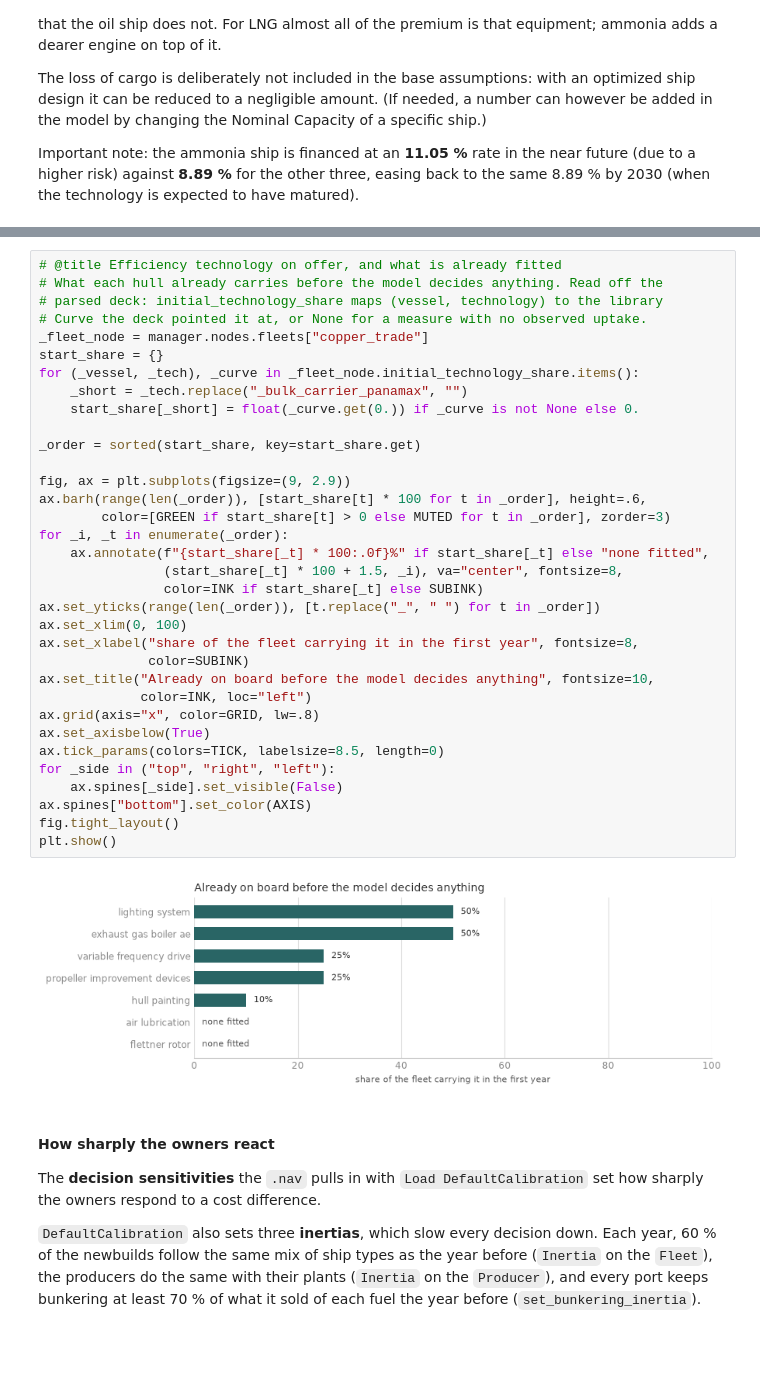
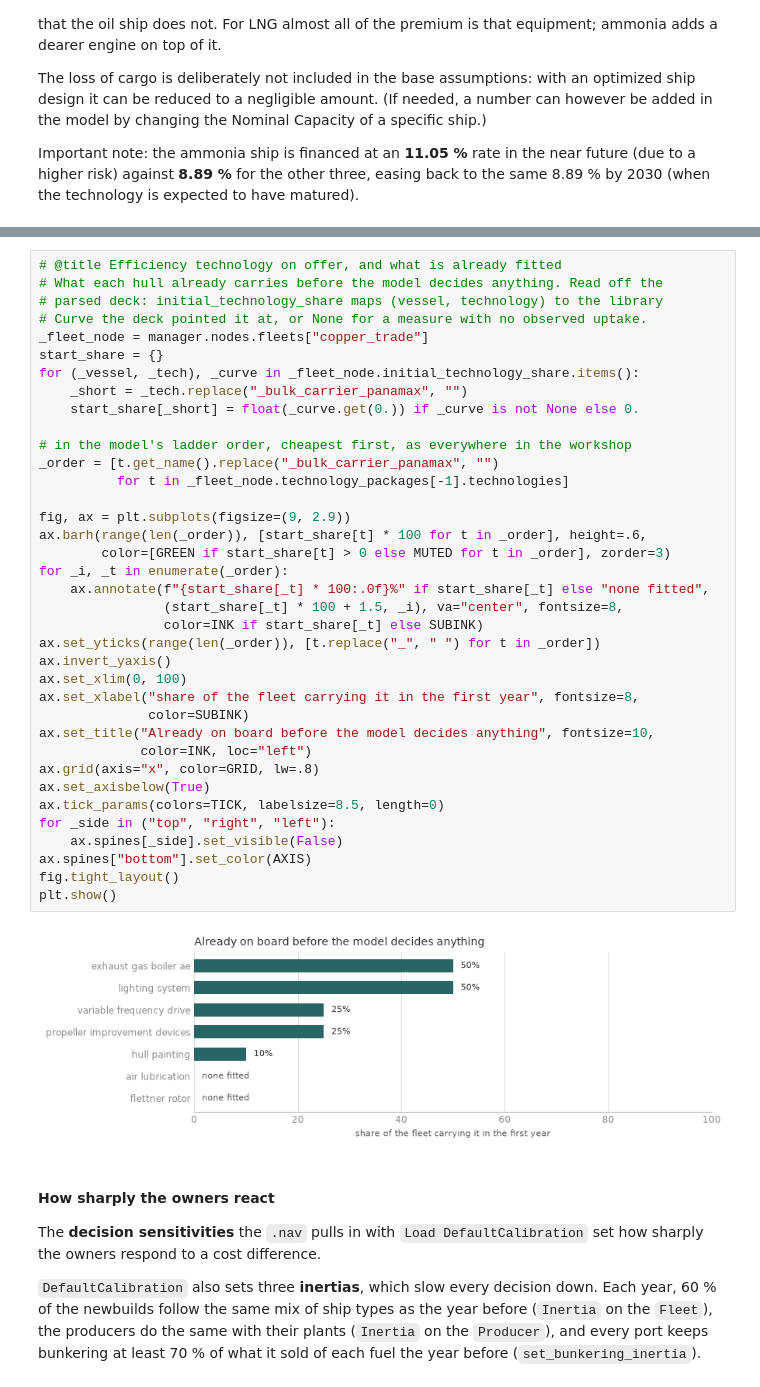
Before and after one commit to zerocarbonshipping/navigate-zcs, a Jupyter notebook: docs/workshop/02-understand-navigate.ipynb, the cells around one changed output, grey strips where cells are left out. Saved outputs shown, nothing was run; the diff lists cells and outputs as text; blank space fills up the shorter version.

```diff
--- a/docs/workshop/02-understand-navigate.ipynb
+++ b/docs/workshop/02-understand-navigate.ipynb
@@ -814,35 +820,38 @@ The Flettner rotor and air lubrication have no such curve, so they start at zero
 # Curve the deck pointed it at, or None for a measure with no observed uptake.
 _fleet_node = manager.nodes.fleets["copper_trade"]
 start_share = {}
 for (_vessel, _tech), _curve in _fleet_node.initial_technology_share.items():
     _short = _tech.replace("_bulk_carrier_panamax", "")
     start_share[_short] = float(_curve.get(0.)) if _curve is not None else 0.
 
-_order = sorted(start_share, key=start_share.get)
+# in the model's ladder order, cheapest first, as everywhere in the workshop
+_order = [t.get_name().replace("_bulk_carrier_panamax", "")
+          for t in _fleet_node.technology_packages[-1].technologies]
 
 fig, ax = plt.subplots(figsize=(9, 2.9))
 ax.barh(range(len(_order)), [start_share[t] * 100 for t in _order], height=.6,
         color=[GREEN if start_share[t] > 0 else MUTED for t in _order], zorder=3)
 for _i, _t in enumerate(_order):
     ax.annotate(f"{start_share[_t] * 100:.0f}%" if start_share[_t] else "none fitted",
                 (start_share[_t] * 100 + 1.5, _i), va="center", fontsize=8,
                 color=INK if start_share[_t] else SUBINK)
 ax.set_yticks(range(len(_order)), [t.replace("_", " ") for t in _order])
+ax.invert_yaxis()
 ax.set_xlim(0, 100)
 ax.set_xlabel("share of the fleet carrying it in the first year", fontsize=8,
               color=SUBINK)
 ax.set_title("Already on board before the model decides anything", fontsize=10,
              color=INK, loc="left")
 ax.grid(axis="x", color=GRID, lw=.8)
 ax.set_axisbelow(True)
 ax.tick_params(colors=TICK, labelsize=8.5, length=0)
 for _side in ("top", "right", "left"):
     ax.spines[_side].set_visible(False)
 ax.spines["bottom"].set_color(AXIS)
 fig.tight_layout()
 plt.show()
 # %% [output]
-[figure, old version]
+[figure, new version]
 # %% [markdown]
 #### How sharply the owners react
 
```
Also changed, not shown: parts of 5 cells of this notebook.
